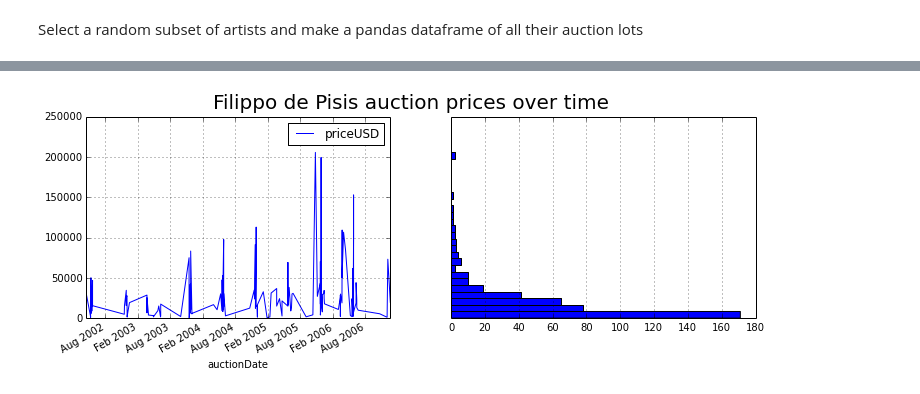
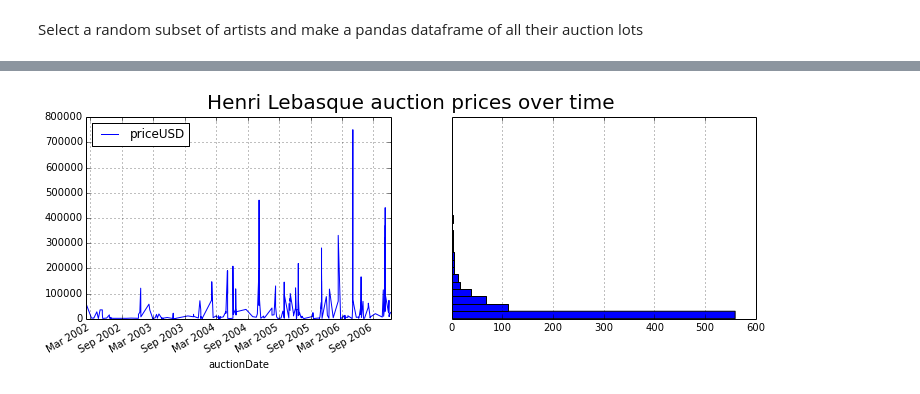
Before and after one commit to rhsimplex/artsift, a Jupyter notebook: Art Sales Analysis.ipynb, the cells around one changed output, grey strips where cells are left out. Drawn from its saved outputs; the diff is of its cells as text; code cells hidden in the pictures.

```diff
--- a/Art Sales Analysis.ipynb
+++ b/Art Sales Analysis.ipynb
@@ -157,10 +168,10 @@ def artists_works_plot(artist):
     plt.title('%s art prices by composition year' % artist)
     return top_pieces
 # %%
-artist = top_artists[0]
+artist = top_artists[1]
 artist_plot(artist)
 # %% [output]
-[figure, old version]
+[figure, new version]
 # %%
 top_pieces = artists_works_plot(artist)
 # %% [output]
```
Also changed, not shown: parts of 35 cells of this notebook.
